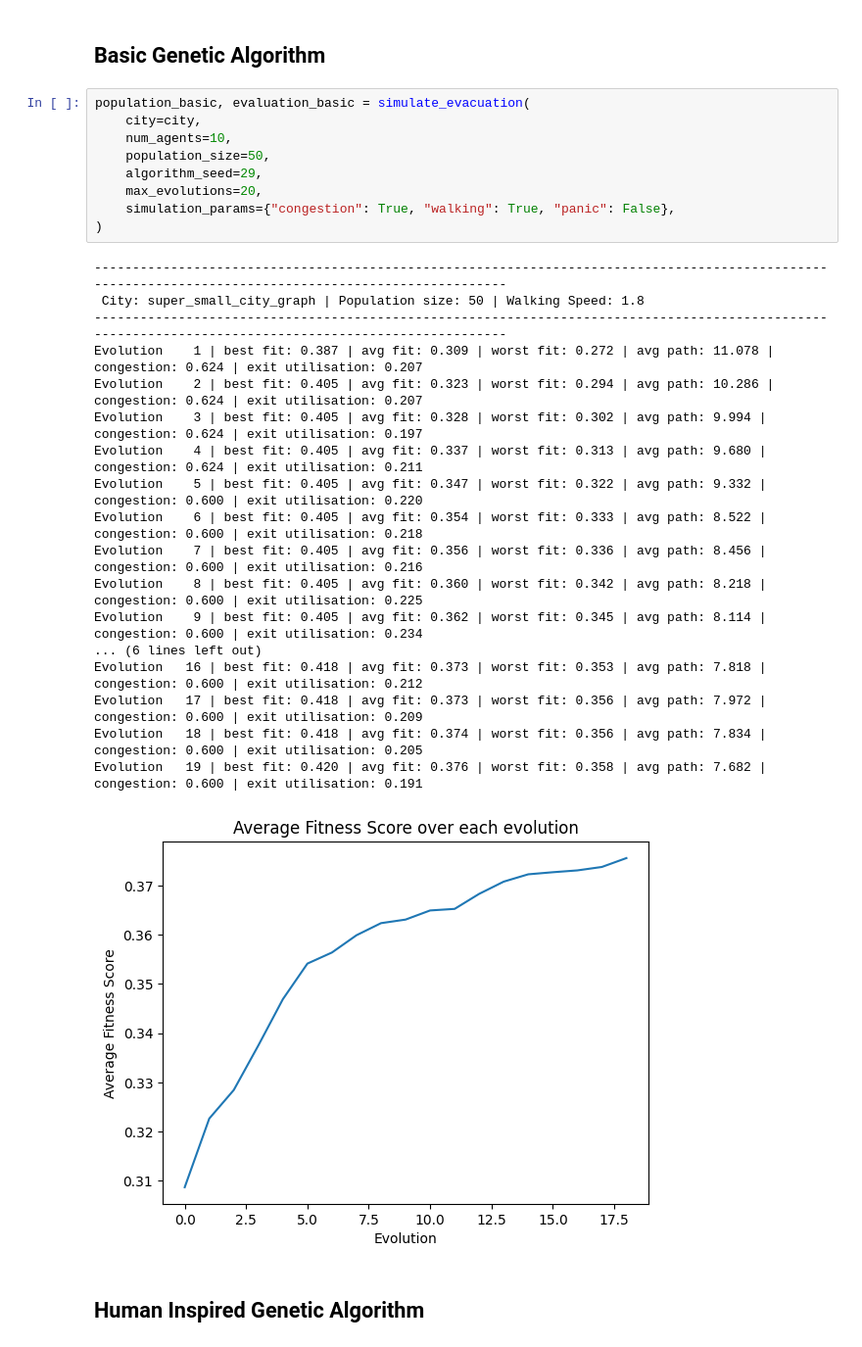
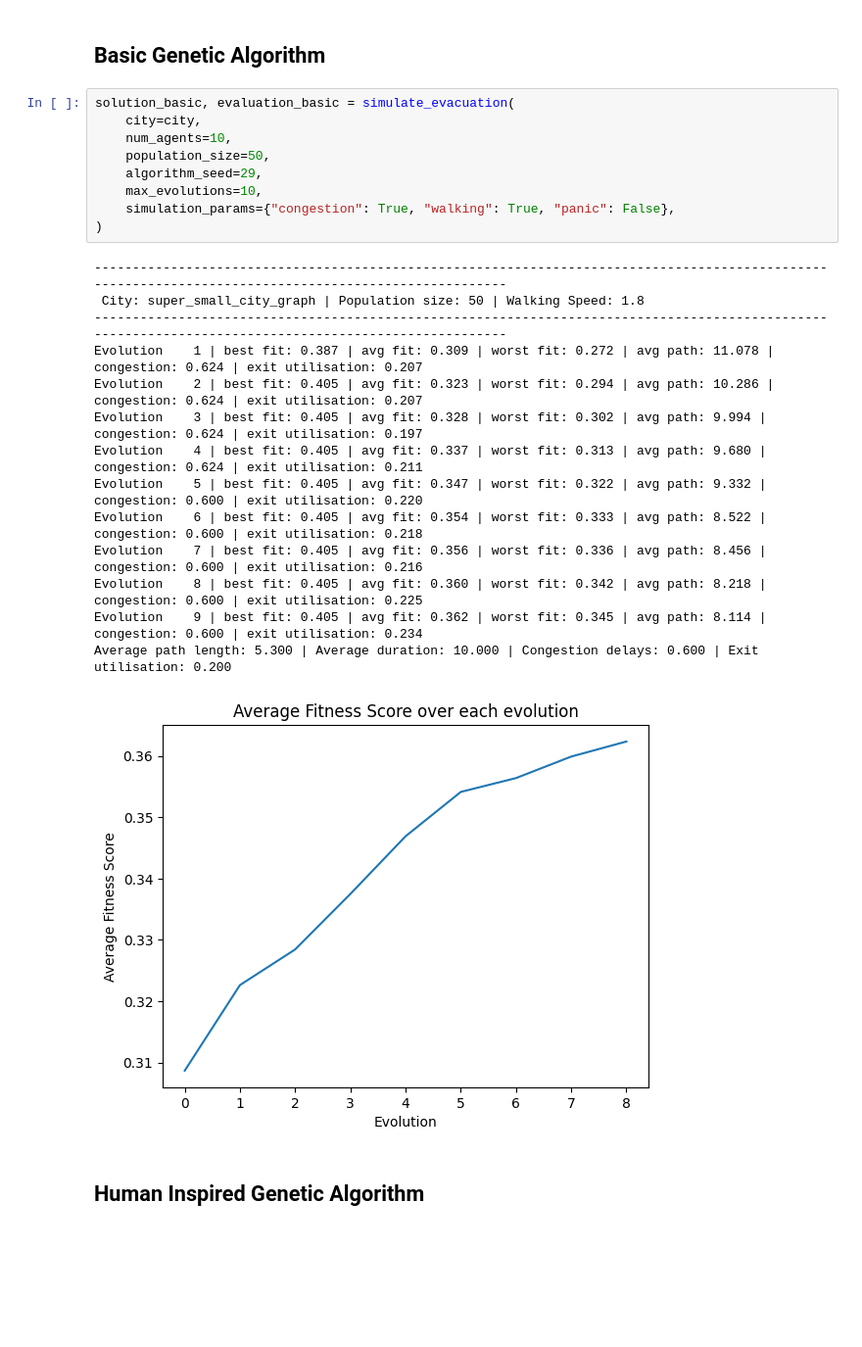
Before and after one commit to lpow311/dissertation, a Jupyter notebook: output_notebook.ipynb, the cells around one changed output. Shown at 98% size. Cells and saved outputs as stored; diff of their text form; blank space fills up the shorter version.

```diff
--- a/output_notebook.ipynb
+++ b/output_notebook.ipynb
@@ -13,33 +18,29 @@ city = Environment(city_name="super_small_city_graph")
 # %% [markdown]
 ## Basic Genetic Algorithm
 # %%
-population_basic, evaluation_basic = simulate_evacuation(
+solution_basic, evaluation_basic = simulate_evacuation(
     city=city,
     num_agents=10,
     population_size=50,
     algorithm_seed=29,
-    max_evolutions=20,
+    max_evolutions=10,
     simulation_params={"congestion": True, "walking": True, "panic": False},
 )
 # %% [output]
 ------------------------------------------------------------------------------------------------------------------------------------------------------
  City: super_small_city_graph | Population size: 50 | Walking Speed: 1.8
 ------------------------------------------------------------------------------------------------------------------------------------------------------
 Evolution    1 | best fit: 0.387 | avg fit: 0.309 | worst fit: 0.272 | avg path: 11.078 | congestion: 0.624 | exit utilisation: 0.207
 Evolution    2 | best fit: 0.405 | avg fit: 0.323 | worst fit: 0.294 | avg path: 10.286 | congestion: 0.624 | exit utilisation: 0.207
 Evolution    3 | best fit: 0.405 | avg fit: 0.328 | worst fit: 0.302 | avg path: 9.994 | congestion: 0.624 | exit utilisation: 0.197
 Evolution    4 | best fit: 0.405 | avg fit: 0.337 | worst fit: 0.313 | avg path: 9.680 | congestion: 0.624 | exit utilisation: 0.211
 Evolution    5 | best fit: 0.405 | avg fit: 0.347 | worst fit: 0.322 | avg path: 9.332 | congestion: 0.600 | exit utilisation: 0.220
 Evolution    6 | best fit: 0.405 | avg fit: 0.354 | worst fit: 0.333 | avg path: 8.522 | congestion: 0.600 | exit utilisation: 0.218
 Evolution    7 | best fit: 0.405 | avg fit: 0.356 | worst fit: 0.336 | avg path: 8.456 | congestion: 0.600 | exit utilisation: 0.216
 Evolution    8 | best fit: 0.405 | avg fit: 0.360 | worst fit: 0.342 | avg path: 8.218 | congestion: 0.600 | exit utilisation: 0.225
 Evolution    9 | best fit: 0.405 | avg fit: 0.362 | worst fit: 0.345 | avg path: 8.114 | congestion: 0.600 | exit utilisation: 0.234
-... (6 lines left out)
-Evolution   16 | best fit: 0.418 | avg fit: 0.373 | worst fit: 0.353 | avg path: 7.818 | congestion: 0.600 | exit utilisation: 0.212
-Evolution   17 | best fit: 0.418 | avg fit: 0.373 | worst fit: 0.356 | avg path: 7.972 | congestion: 0.600 | exit utilisation: 0.209
-Evolution   18 | best fit: 0.418 | avg fit: 0.374 | worst fit: 0.356 | avg path: 7.834 | congestion: 0.600 | exit utilisation: 0.205
-Evolution   19 | best fit: 0.420 | avg fit: 0.376 | worst fit: 0.358 | avg path: 7.682 | congestion: 0.600 | exit utilisation: 0.191
+Average path length: 5.300 | Average duration: 10.000 | Congestion delays: 0.600 | Exit utilisation: 0.200
-[figure, old version]
+[figure, new version]
 # %% [markdown]
 ## Human Inspired Genetic Algorithm
 # %%
```
Also changed, not shown: parts of 7 cells of this notebook, 3 other files.
